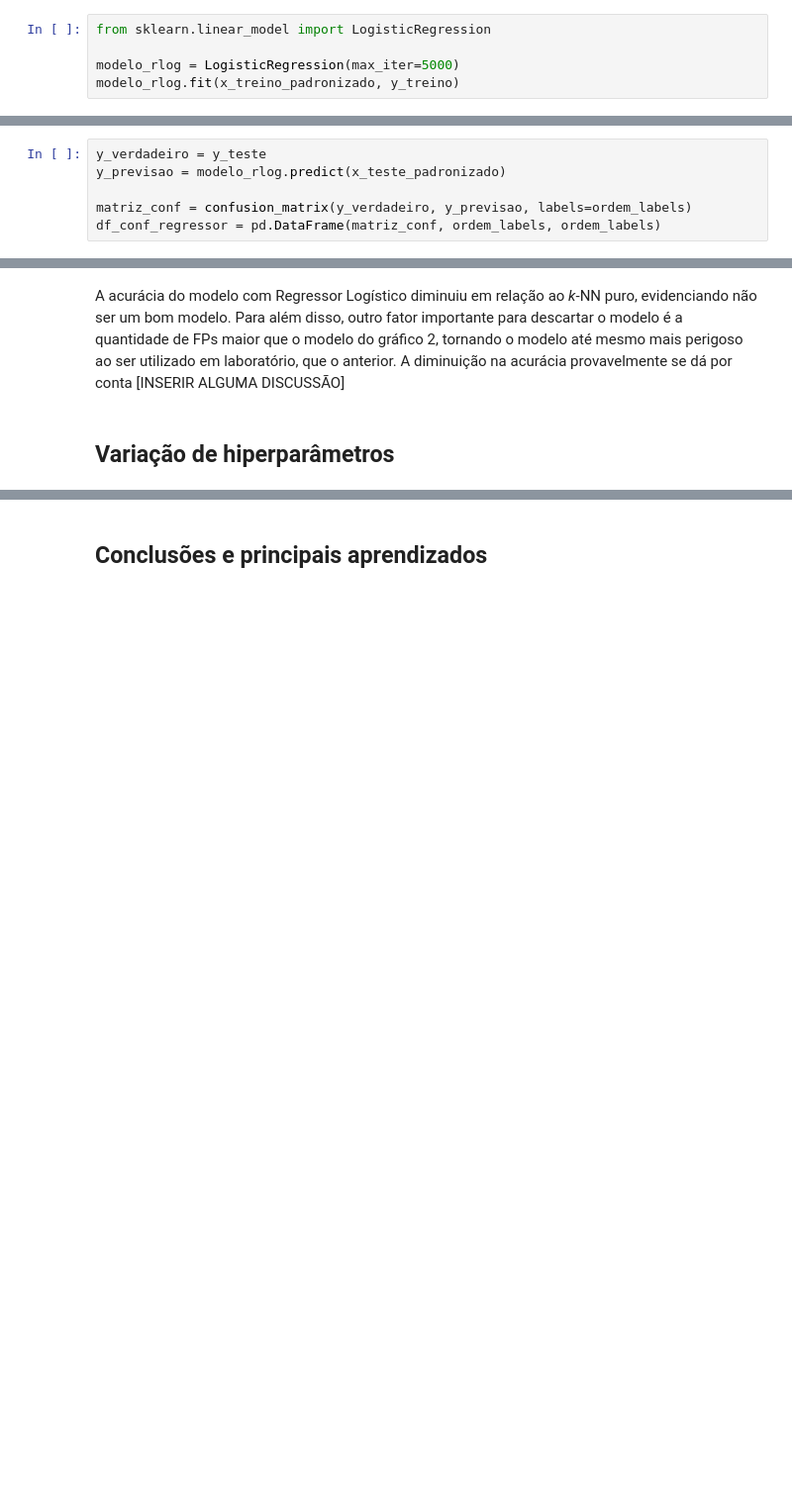
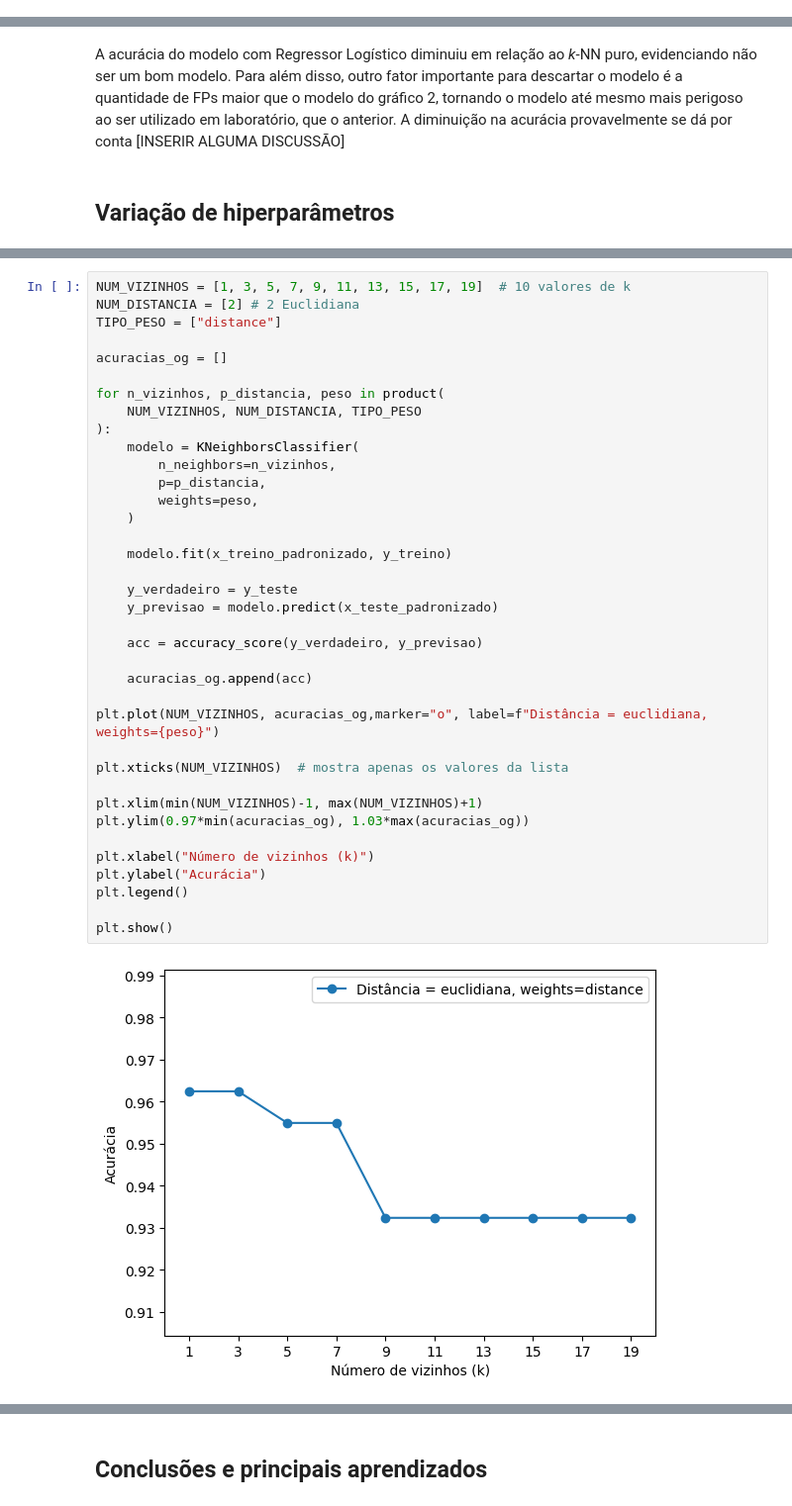
Before and after one commit to Leonardo-RGS/Nanotox_kNN, a Jupyter notebook: Nanotoxicidade_knn.ipynb, the cells around one changed output, grey strips where cells are left out. Shown at 99% size. Saved outputs shown, nothing was run; the diff lists cells and outputs as text; blank space fills up the shorter version.

```diff
--- a/Nanotoxicidade_knn.ipynb
+++ b/Nanotoxicidade_knn.ipynb
@@ -452,5 +364,0 @@ Abaixo há o treinamento do modelo utilizando o regressor logístico. Esse model
-# %%
-from sklearn.linear_model import LogisticRegression
-
-modelo_rlog = LogisticRegression(max_iter=5000)
-modelo_rlog.fit(x_treino_padronizado, y_treino)
@@ -461,6 +364,0 @@ Criando a matriz confusão com as previsões do Regressor Logístico.
-# %%
-y_verdadeiro = y_teste
-y_previsao = modelo_rlog.predict(x_teste_padronizado)
-
-matriz_conf = confusion_matrix(y_verdadeiro, y_previsao, labels=ordem_labels)
-df_conf_regressor = pd.DataFrame(matriz_conf, ordem_labels, ordem_labels)
@@ -487,0 +373,39 @@ A acurácia do modelo com Regressor Logístico diminuiu em relação ao *k*-NN p
+# %%
+NUM_VIZINHOS = [1, 3, 5, 7, 9, 11, 13, 15, 17, 19]  # 10 valores de k
+NUM_DISTANCIA = [2] # 2 Euclidiana
+TIPO_PESO = ["distance"]
+
+acuracias_og = []
+
+for n_vizinhos, p_distancia, peso in product(
+    NUM_VIZINHOS, NUM_DISTANCIA, TIPO_PESO
+):
+    modelo = KNeighborsClassifier(
+        n_neighbors=n_vizinhos,
+        p=p_distancia,
+        weights=peso,
+    )
+
+    modelo.fit(x_treino_padronizado, y_treino)
+
+    y_verdadeiro = y_teste
+    y_previsao = modelo.predict(x_teste_padronizado)
+
+    acc = accuracy_score(y_verdadeiro, y_previsao)
+
+    acuracias_og.append(acc)
+
+plt.plot(NUM_VIZINHOS, acuracias_og,marker="o", label=f"Distância = euclidiana, weights={peso}")
+
+plt.xticks(NUM_VIZINHOS)  # mostra apenas os valores da lista
+
+plt.xlim(min(NUM_VIZINHOS)-1, max(NUM_VIZINHOS)+1)
+plt.ylim(0.97*min(acuracias_og), 1.03*max(acuracias_og))
+
+plt.xlabel("Número de vizinhos (k)")
+plt.ylabel("Acurácia")
+plt.legend()
+
+plt.show()
+# %% [output]
+[figure, added]
```
Also changed, not shown: parts of 41 cells of this notebook, 1 other file.
